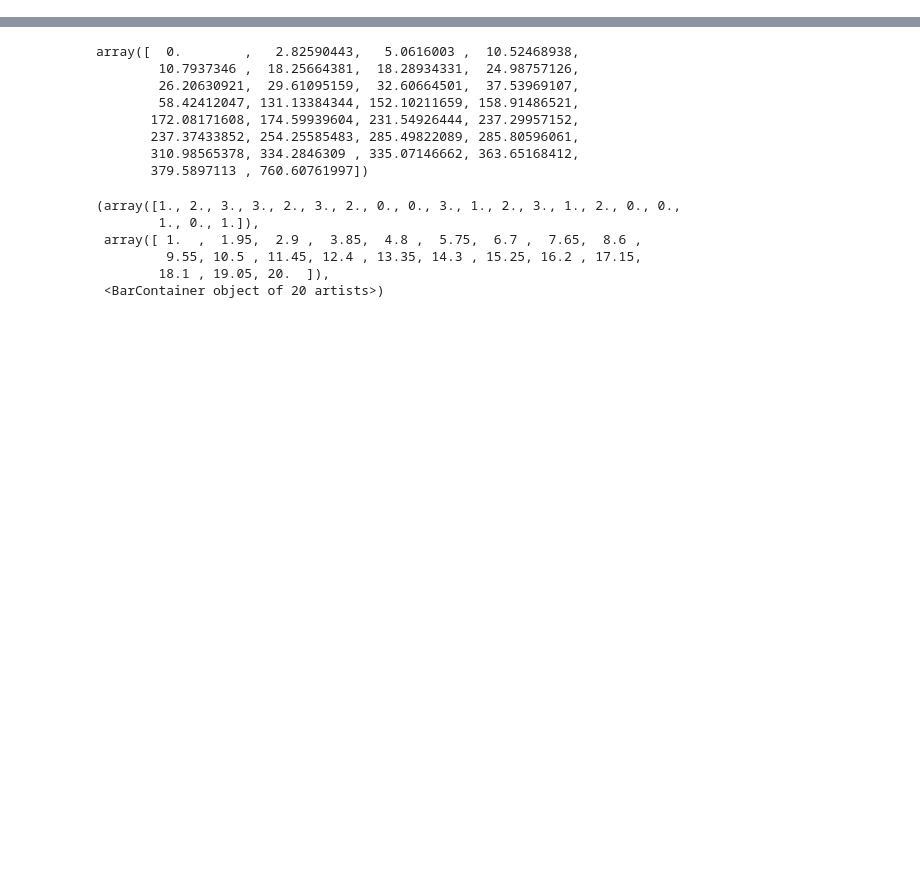
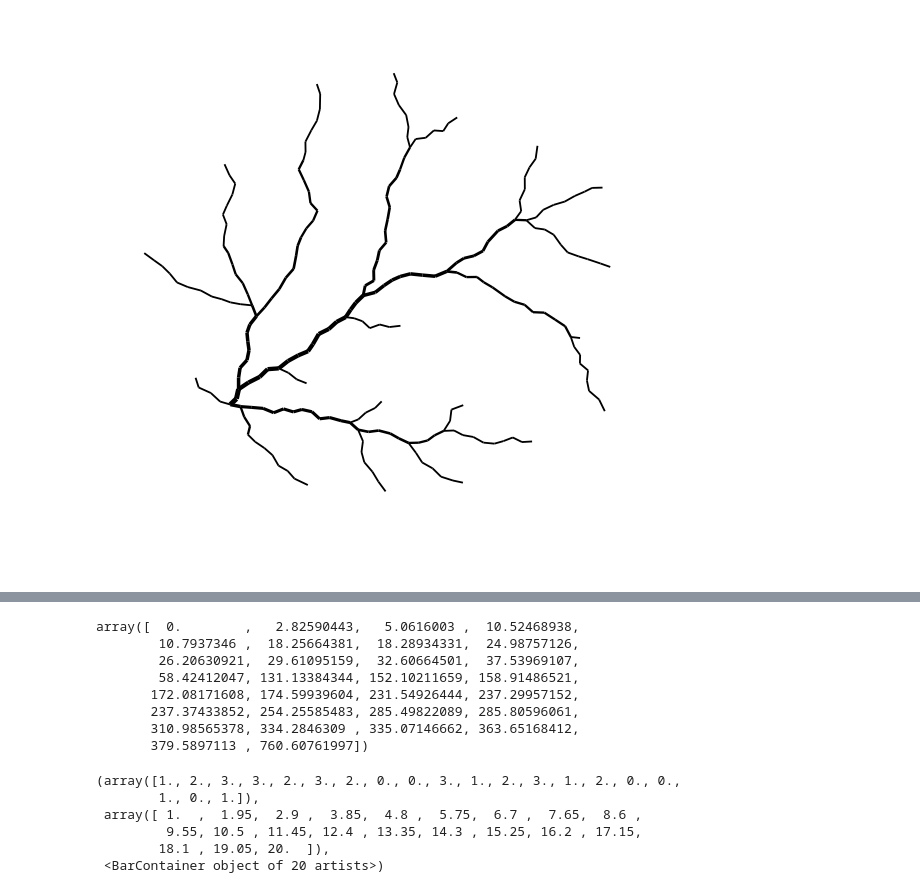
Before and after one commit to ellamichelleking/networks, a Jupyter notebook: src/visualize_network.ipynb, the cells around one changed output, grey strips where cells are left out. Saved outputs shown, nothing was run; the diff lists cells and outputs as text; code cells hidden in the pictures; blank space fills up the shorter version.

```diff
--- a/src/visualize_network.ipynb
+++ b/src/visualize_network.ipynb
@@ -68,0 +94,30 @@ plt.axis('equal')
+# %%
+from phase_diagrams import remove_edges
+
+new_netw, new_K = remove_edges(netw, K)
+
+inds = network_indices(new_netw)
+insertion_point = inds[insertion_point_str]
+plt.figure(figsize=(7,7))
+
+G = nx.Graph()
+node_pos = new_netw.pos
+node_dict = {}
+for n in np.arange(len(node_pos)):
+    node_dict[n] = node_pos[n]
+
+edges = new_netw.edgelist
+G.add_nodes_from(np.arange(len(node_pos)))
+G.add_edges_from(edges)
+
+# sizes = np.ones(len(node_pos))*0.01
+# sizes[sinks] = 10.0
+# sizes[insertion_point]=50.0
+sizes = 0
+
+nx.draw_networkx(G, pos=node_dict, width=4 * new_K**0.25, with_labels=False, node_size=sizes);
+plt.axis('equal')
+plt.axis('off')
+# plt.savefig(f'e{ellipse_ratio}_{insertion_point_str}_k{kappa}_p{rho}.png', format='png')
+# %% [output]
+[figure, added]
```
Also changed, not shown: parts of 6 cells of this notebook, 1 other file.
